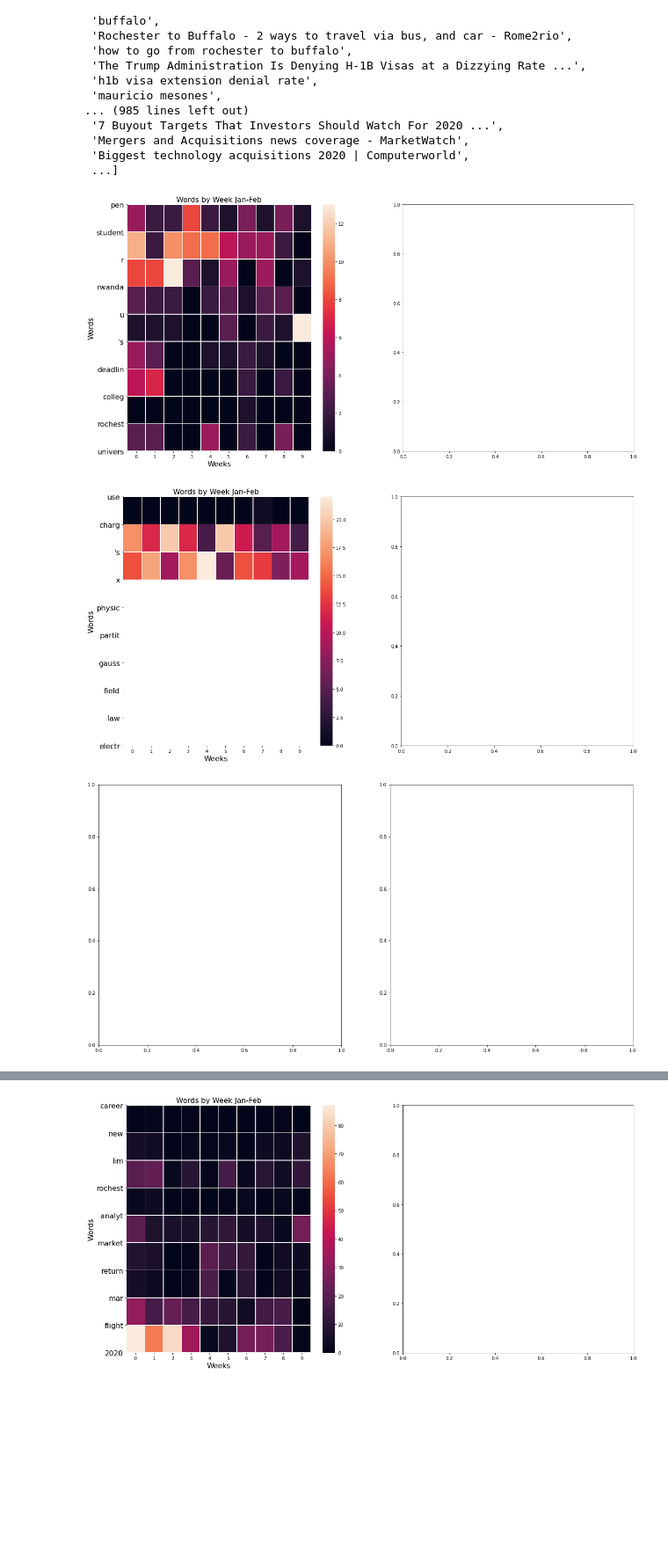
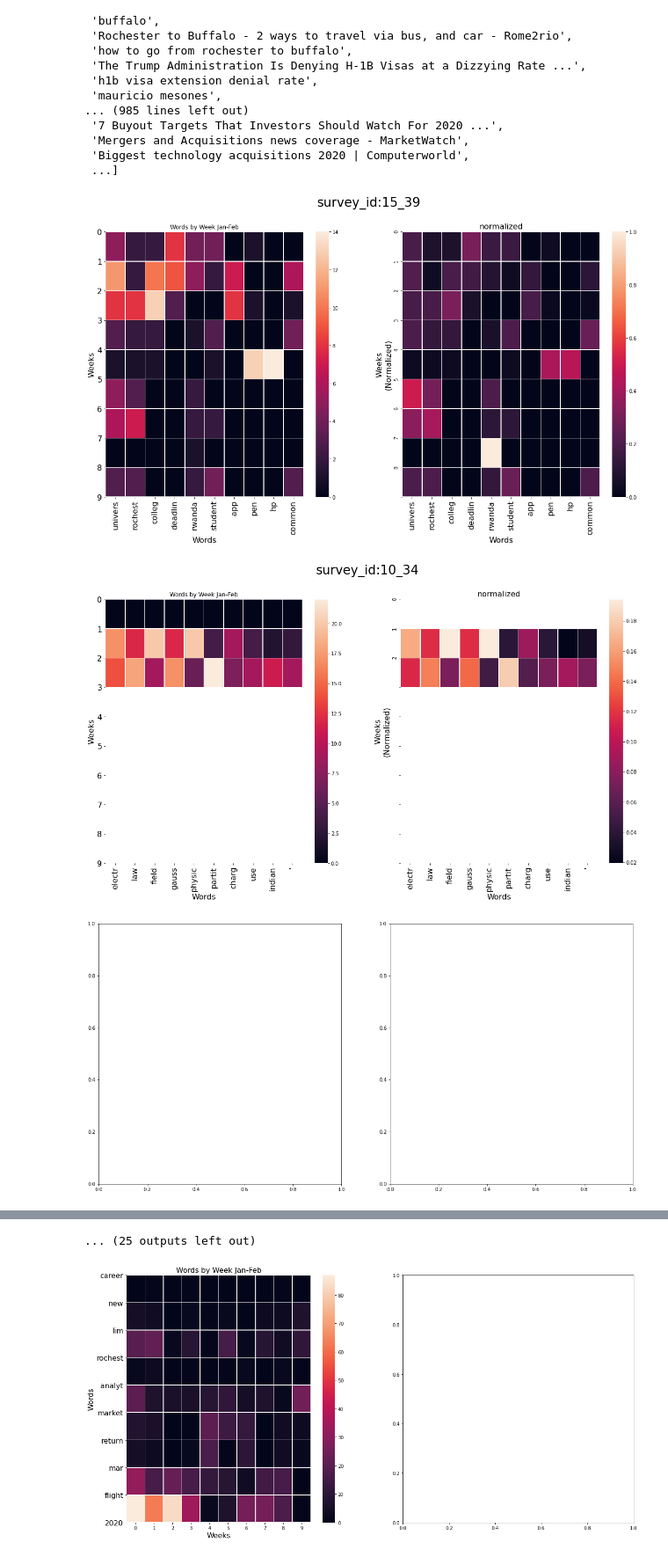
Before and after one commit to azaman13/covid19, a Jupyter notebook: Top_Words.ipynb, the cells around one changed output, grey strips where cells are left out. Shown at 88% size. Saved outputs shown, nothing was run; the diff lists cells and outputs as text; code cells hidden in the pictures; blank space fills up the shorter version.

```diff
--- a/Top_Words.ipynb
+++ b/Top_Words.ipynb
@@ -64,7 +64,7 @@ def df_mar_ap(df):
 def tokenize_stem(df):
     searches = df['query'].tolist()
     tokens = []
-    punct_list ={'-',':','&','|', 'https', 'http', '...', ',', '?', '+', '(', ')', '*', '$', '@', '%', '^', '~', '.'}
+    punct_list ={'-',':','&','|', 'https', 'http', '...', ',', '?', '+', '(', ')', '*', '$', '@', '%', '^', '~', '.', '=', 'x', '\'s', 'u', 'r'}
     for q in searches:
         sublist = word_tokenize(q)
         for token in sublist:
@@ -76,7 +76,7 @@ def tokenize_stem(df):
 #Tokenizes/stems queries in list
 def tokenize_list(searches):
     tokens = []
-    punct_list ={'-',':','&','|', 'https', 'http', '...', ',', '?', '+', '(', ')', '*', '$', '@', '%', '^', '~', '.'}
+    punct_list ={'-',':','&','|', 'https', 'http', '...', ',', '?', '+', '(', ')', '*', '$', '@', '%', '^', '~', '.', '=', 'x', '\'s', 'u', 'r'}
     for q in searches:
         sublist = word_tokenize(q)
         for token in sublist:
@@ -151,35 +151,42 @@ def get_counts(data):
 # %%
 #For each user
 files = glob.glob('/Users/miriamblumenthal/Desktop/Desktop/GoogleTake2/search+youtube_v4/*.csv')
 
-count = 0
+
 for f in files:
     id_ = f.split('/')[-1].split('.')[0]
     frame = pd.read_csv(f)
     jan_feb = df_jan_feb(frame)
 #     mar_ap = df_mar_ap(frame)
 
 #     print(get_counts(jan_feb))
 #     print(get_counts(mar_ap))
     f, axes = plt.subplots(1, 2, figsize=(20, 10))
     jan_feb_list = np.array(get_counts(jan_feb))
 #     mar_ap_list = np.array(get_counts(mar_ap))
 #     print(jan_feb_list)
-
+    yticks = [0,1,2,3,4,5,6,7,8,9]
     if jan_feb_list.sum() > 0:
         sns.heatmap(jan_feb_list,linewidths=.5,ax=axes[0])
-        axes[0].set_xlabel('Weeks', fontsize=16)
-        axes[0].set_ylabel('Words', fontsize=16)
-        axes[0].set_yticks([9,8,7,6,5,4,3,2,1,0])
+        axes[0].set_xlabel('Words', fontsize=16)
+        axes[0].set_ylabel('Weeks', fontsize=16)
+        axes[0].set_yticks(yticks)
 
         word_list = top_ten(tokenize_stem(jan_feb))
-        axes[0].set_yticklabels(word_list, fontsize=16, rotation=360)
-        axes[0].set_title('Words by Week Jan-Feb', fontsize=16)
-    count += 1
+        axes[0].set_xticklabels(word_list, fontsize=16, rotation = 90)
+        axes[0].set_yticklabels(yticks, fontsize=16, rotation = 360)
+        axes[0].set_title('Words by Week Jan-Feb')
 
-    if count > 10:
-        break
+
+        normalized_jan_feb_list= jan_feb_list/jan_feb_list.sum(axis=1)[:,None]
+        sns.heatmap(normalized_jan_feb_list,linewidths=.5,ax=axes[1])
+        axes[1].set_ylabel('Weeks\n(Normalized)', fontsize=16)
+        axes[1].set_xlabel('Words', fontsize=16)
+        axes[1].set_yticks(yticks)
+        axes[1].set_xticklabels(word_list, fontsize=16, rotation = 90)
+        axes[1].set_title('normalized', fontsize=16)
+        f.suptitle('survey_id:'+str(id_),fontsize=26)
 # %% [output]
-[figure, old version]
+[figure, new version]
-[figure, old version]
+[figure, new version]
 [figure]
@@ -194,3 +202,4 @@ for f in files:
+... (25 outputs left out)
 # %%
 # #For each user
 # files = '/Users/miriamblumenthal/Desktop/Desktop/GoogleTake2/search+youtube_v4/8_41.csv'
```
Also changed, not shown: parts of 2 cells of this notebook.
